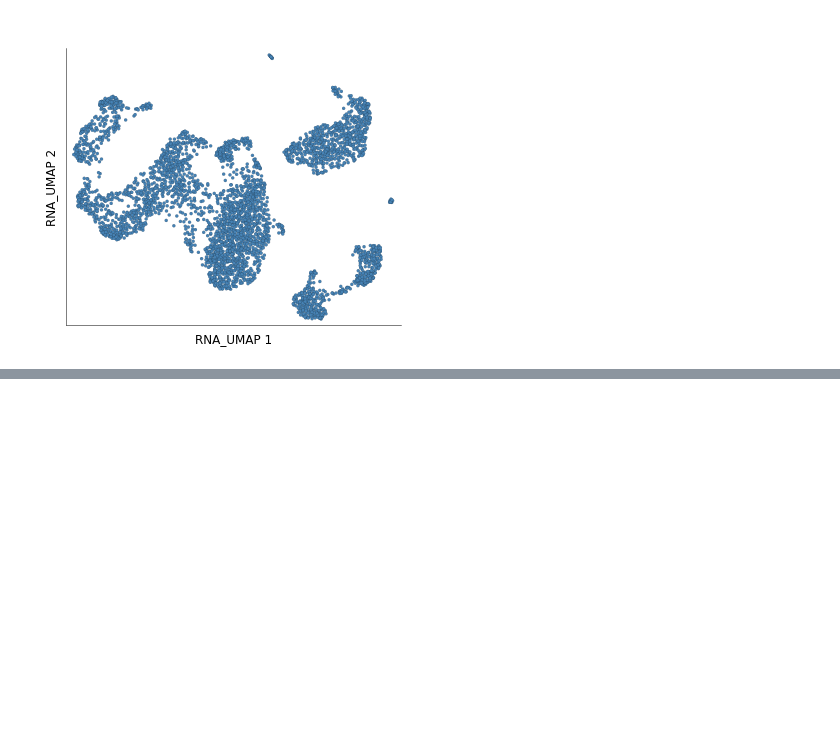
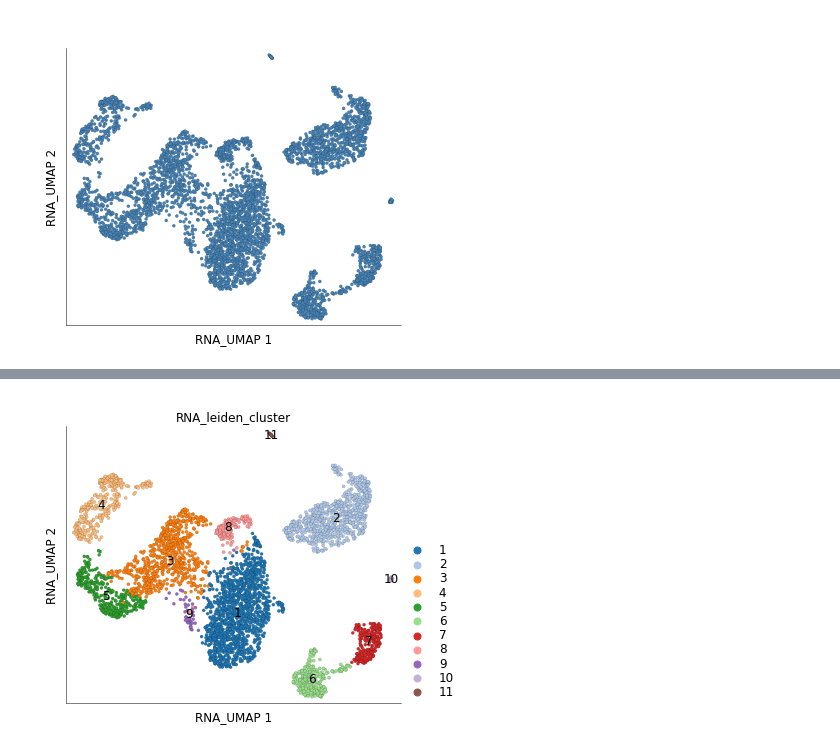
Before and after one commit to mujtababarsi/Scarf-workflow-PBMC, a Jupyter notebook: Scarf scRna-seq Analysis.ipynb, the cells around one changed output, grey strips where cells are left out. Saved outputs shown, nothing was run; the diff lists cells and outputs as text; code cells hidden in the pictures; blank space fills up the shorter version.

Commit message:
cluster graph update

```diff
--- a/Scarf scRna-seq Analysis.ipynb
+++ b/Scarf scRna-seq Analysis.ipynb
@@ -201,0 +202,6 @@ ds.run_leiden_clustering(resolution=0.5)
+# %%
+ds.plot_layout(
+    layout_key='RNA_UMAP',
+    color_by='RNA_leiden_cluster'
+)
+# %% [output]
@@ -201,0 +209 @@ ds.run_leiden_clustering(resolution=0.5)
+[figure, added]
```
Also changed, not shown: parts of 10 cells of this notebook.
